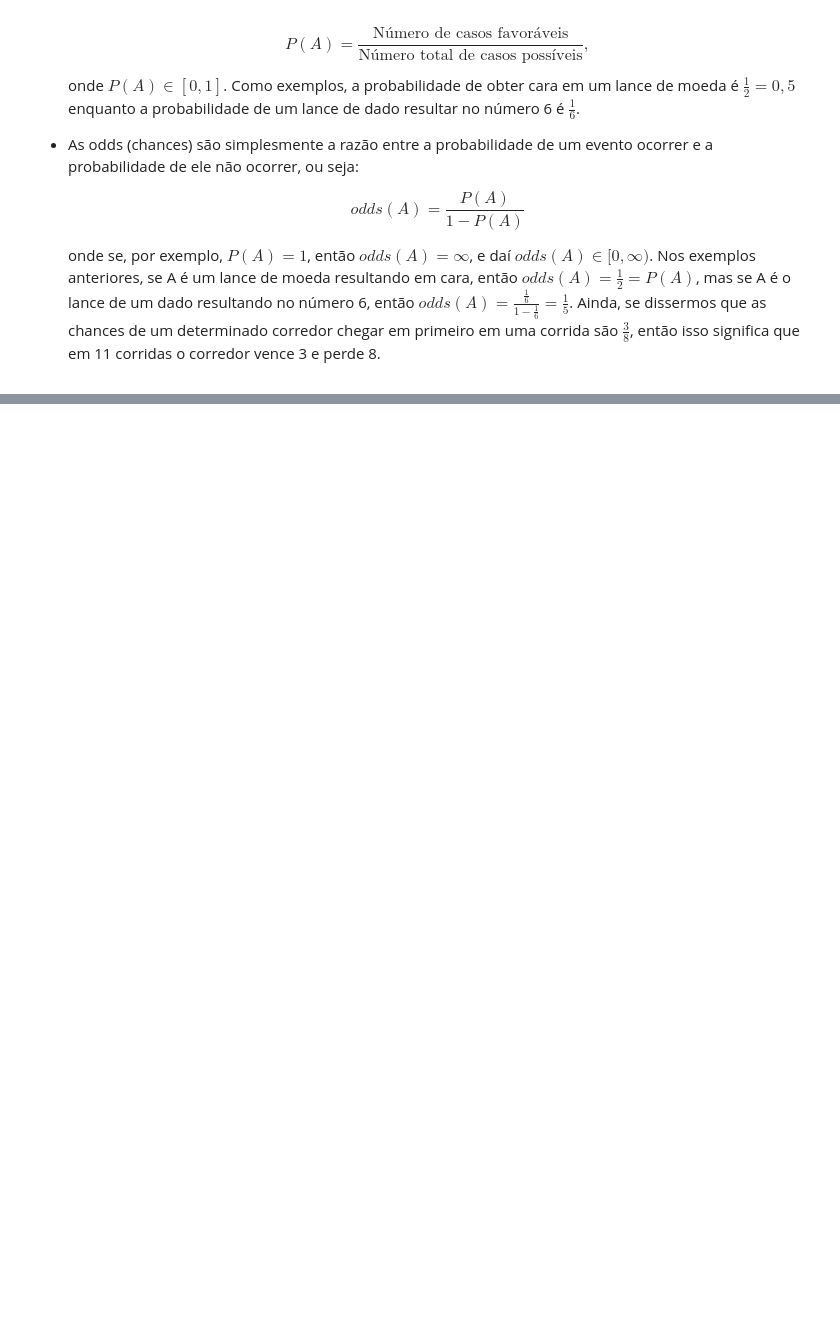
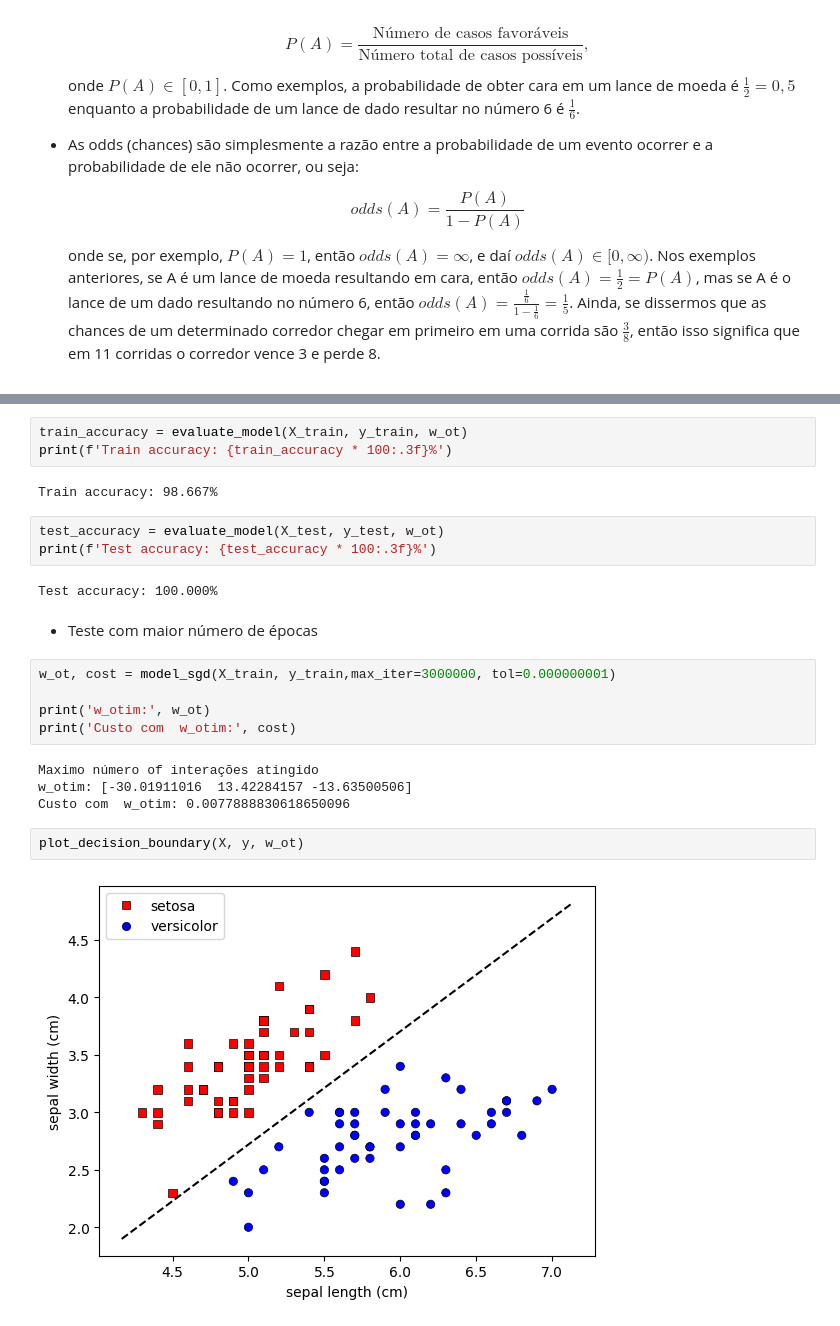
Before and after one commit to Mvanti/Introdu-oRedes-Neurais, a Jupyter notebook: NeuralNetworkBasics.ipynb, the cells around one changed output, grey strips where cells are left out. Drawn from its saved outputs; the diff is of its cells as text; blank space fills up the shorter version.

```diff
--- a/NeuralNetworkBasics.ipynb
+++ b/NeuralNetworkBasics.ipynb
@@ -1353,0 +1501,25 @@ $$\frac{\partial {J(w)}}{\partial w_j}=\frac{1}{n}\sum_{i=1}^{n} [(p_i-y_i) x_{i
+# %%
+train_accuracy = evaluate_model(X_train, y_train, w_ot)
+print(f'Train accuracy: {train_accuracy * 100:.3f}%')
+# %% [output]
+Train accuracy: 98.667%
+# %%
+test_accuracy = evaluate_model(X_test, y_test, w_ot)
+print(f'Test accuracy: {test_accuracy * 100:.3f}%')
+# %% [output]
+Test accuracy: 100.000%
+# %% [markdown]
+* Teste com maior número de épocas
+# %%
+w_ot, cost = model_sgd(X_train, y_train,max_iter=3000000, tol=0.000000001)
+
+print('w_otim:', w_ot)
+print('Custo com  w_otim:', cost)
+# %% [output]
+Maximo número of interações atingido
+w_otim: [-30.01911016  13.42284157 -13.63500506]
+Custo com  w_otim: 0.0077888830618650096
+# %%
+plot_decision_boundary(X, y, w_ot)
+# %% [output]
+[figure, added]
```
Also changed, not shown: parts of 28 cells of this notebook.
